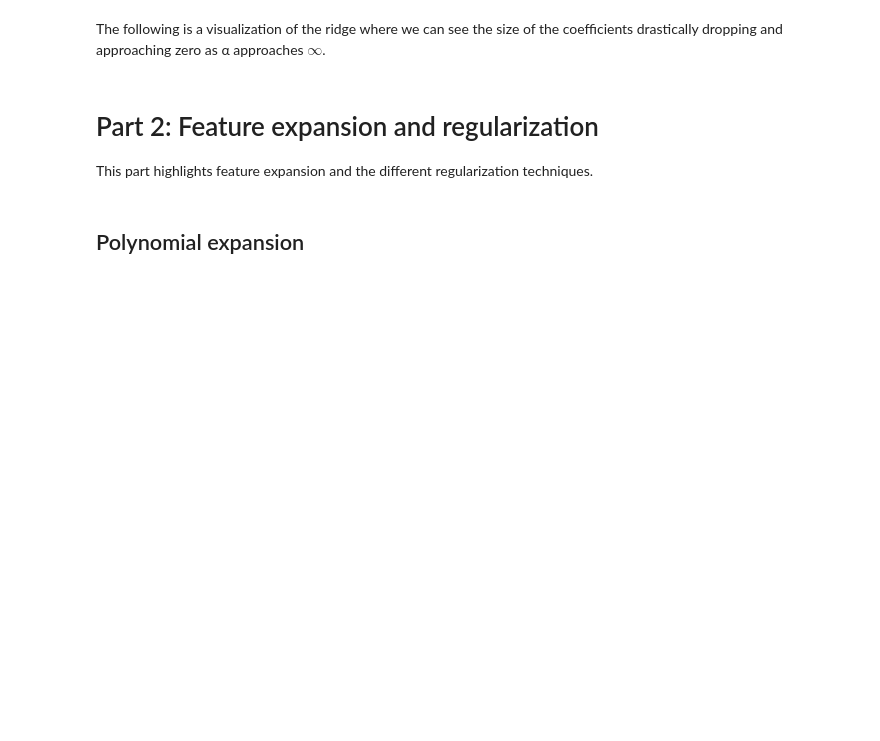
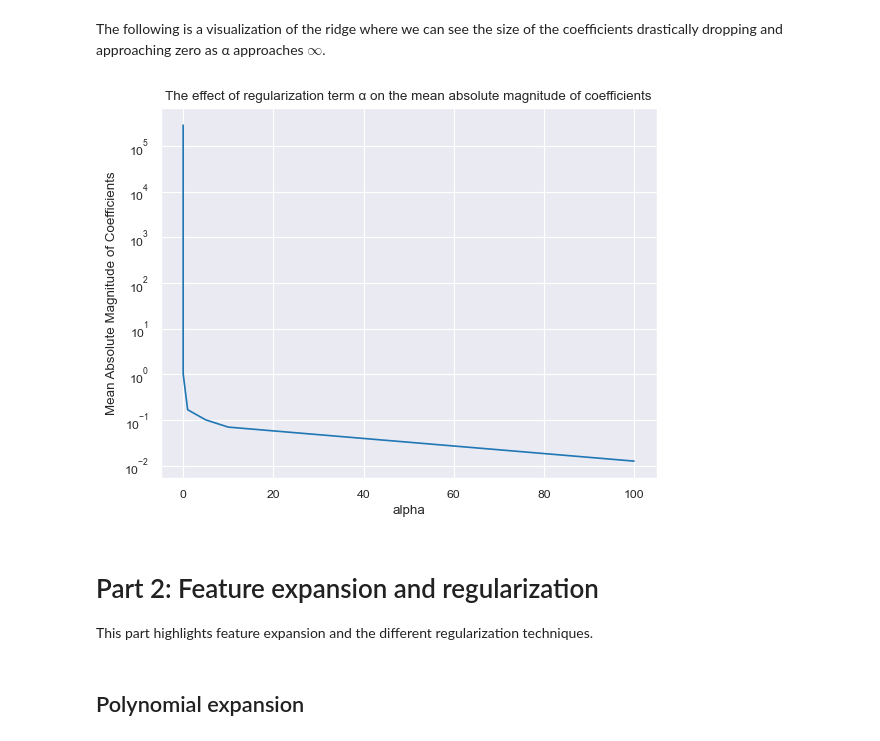
Before and after one commit to ParamvirSran/Machine-Learning, a Jupyter notebook: Labs/Lab_W9/Lab_W9_Incomplete.ipynb, the cells around one changed output. Drawn from its saved outputs; the diff is of its cells as text; code cells hidden in the pictures; blank space fills up the shorter version.

Commit message:
finished lab week 9 on regularization and feature expansion

```diff
--- a/Labs/Lab_W9/Lab_W9_Incomplete.ipynb
+++ b/Labs/Lab_W9/Lab_W9_Incomplete.ipynb
@@ -133,8 +205,12 @@ The following is a visualization of the ridge where we can see the size of the c
 # %%
 abs(coef_mat).mean(axis=1).plot(logy=True)
 plt.ylabel("Mean Absolute Magnitude of Coefficients")
-plt.title("The effect of regularization term α on the mean absolute magnitude of coefficients")
+plt.title(
+    "The effect of regularization term α on the mean absolute magnitude of coefficients"
+)
 plt.show()
+# %% [output]
+[figure, added]
 # %% [markdown]
 # Part 2: Feature expansion and regularization
 
```
Also changed, not shown: parts of 31 cells of this notebook.
